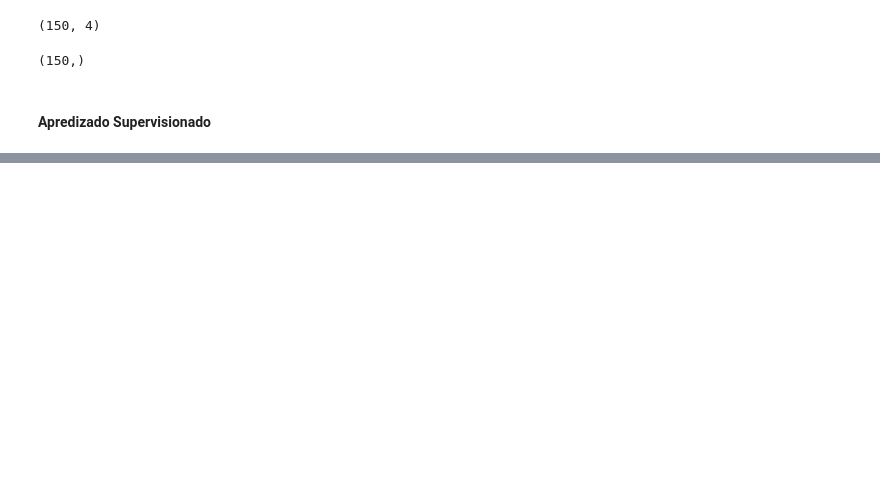
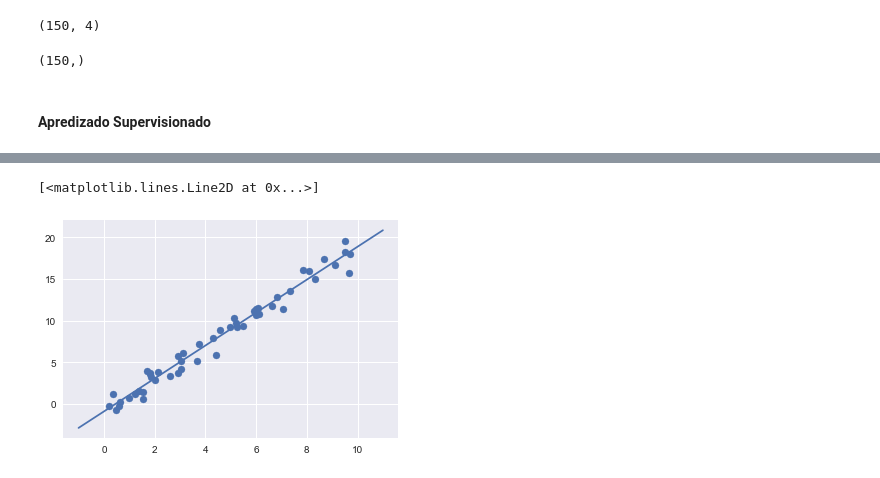
Before and after one commit to italolemos/machine-learning-introduction, a Jupyter notebook: introducing-scikit-learn.ipynb, the cells around one changed output, grey strips where cells are left out. Saved outputs shown, nothing was run; the diff lists cells and outputs as text; code cells hidden in the pictures; blank space fills up the shorter version.

```diff
--- a/introducing-scikit-learn.ipynb
+++ b/introducing-scikit-learn.ipynb
@@ -83,0 +107,5 @@ LinearRegression(copy_X=True, fit_intercept=True, n_jobs=None,
+# %%
+# Predict labels for unknown data
+# "new data" will be a grid of x values, and we will ask what y values the model predicts
+xfit = np.linspace(-1, 11)
+xfit
@@ -83,0 +126,9 @@ LinearRegression(copy_X=True, fit_intercept=True, n_jobs=None,
+# %%
+Xfit = xfit[:, np.newaxis]
+yfit = model.predict(Xfit)
+# %%
+plt.scatter(x, y)
+plt.plot(xfit, yfit)
+# %% [output]
+[<matplotlib.lines.Line2D at 0x...>]
+[figure, added]
```
Also changed, not shown: parts of 9 cells of this notebook, 7 other files.
